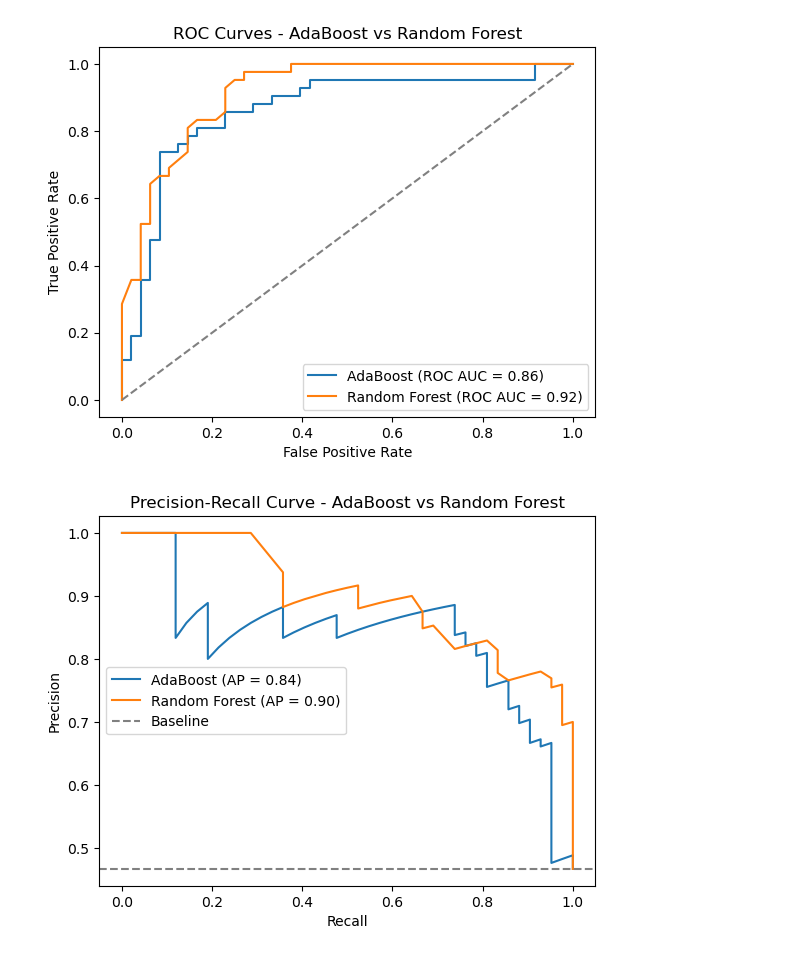
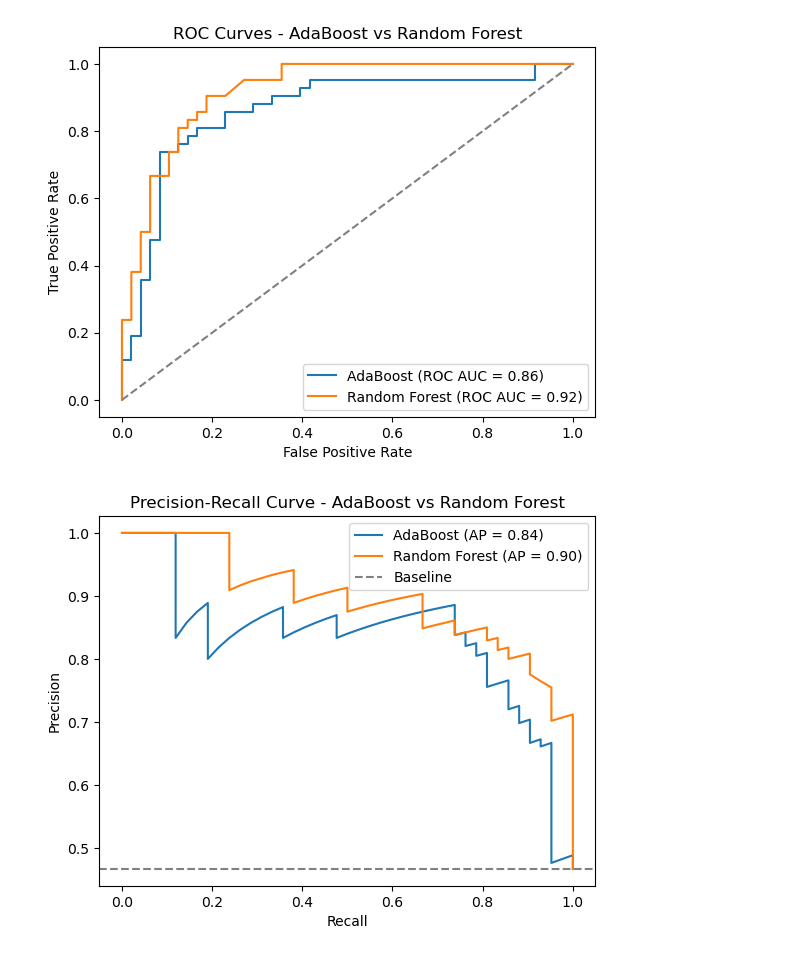
Before and after one commit to Dane0331/BINF5507_Capstone, a Jupyter notebook: Script/AdaBoost.ipynb, the cells around one changed output. Cells and saved outputs as stored; diff of their text form; code cells hidden in the pictures.

Commit message:
Switched from average precisions scoring to F1 for Random Forest

```diff
--- a/Script/AdaBoost.ipynb
+++ b/Script/AdaBoost.ipynb
@@ -88,7 +88,7 @@ rf_param_grid = {
 rf_grid = GridSearchCV(
     RandomForestClassifier(random_state=46),
     param_grid=rf_param_grid,
-    scoring='average_precision',
+    scoring='f1',
     cv=5,
     n_jobs=-1
 )
@@ -103,16 +103,16 @@ y_pred_rf = rf_model.predict(X_test)
 # 3. Visualizations
 # -- Metrics for AdaBoost
 print("=== AdaBoost Results ===")
-print("Accuracy:", accuracy_score(y_test, ada_preds))
-print("Classification Report:\n", classification_report(y_test, ada_preds))
-ada_cm = confusion_matrix(y_test, ada_preds)
+print("Accuracy:", accuracy_score(y_test, y_pred_ada))
+print("Classification Report:\n", classification_report(y_test, y_pred_ada))
+ada_cm = confusion_matrix(y_test, y_pred_ada)
 print("Confusion Matrix:\n", ada_cm)
 
 # -- Metrics for Random Forest
 print("\n=== Random Forest Results ===")
-print("Accuracy:", accuracy_score(y_test, rf_preds))
-print("Classification Report:\n", classification_report(y_test, rf_preds))
-rf_cm = confusion_matrix(y_test, rf_preds)
+print("Accuracy:", accuracy_score(y_test, y_pred_rf))
+print("Classification Report:\n", classification_report(y_test, y_pred_rf))
+rf_cm = confusion_matrix(y_test, y_pred_rf)
 print("Confusion Matrix:\n", rf_cm)
 
 # Optional: define class labels
@@ -205,3 +205,3 @@ Confusion Matrix:
 [figure]
-[figure, old version]
+[figure, new version]
-[figure, old version]
+[figure, new version]
```
Also changed, not shown: parts of 1 cell of this notebook, 3 other files.
